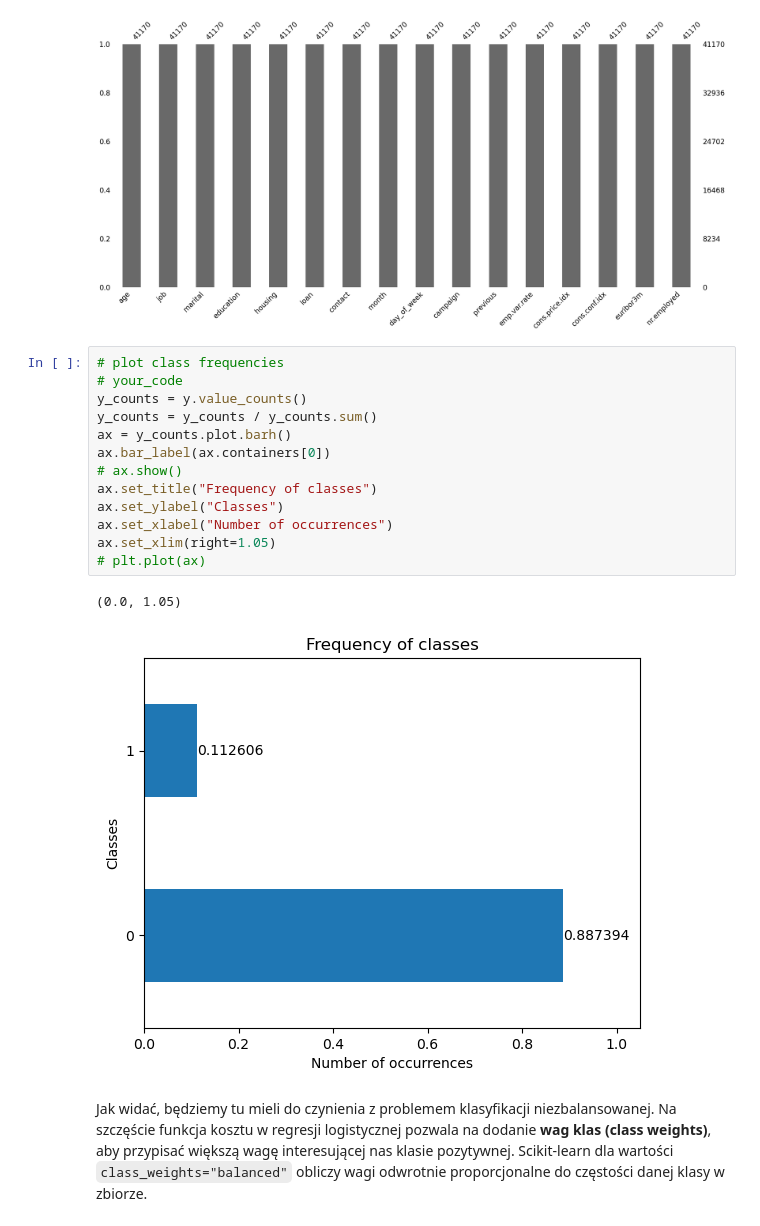
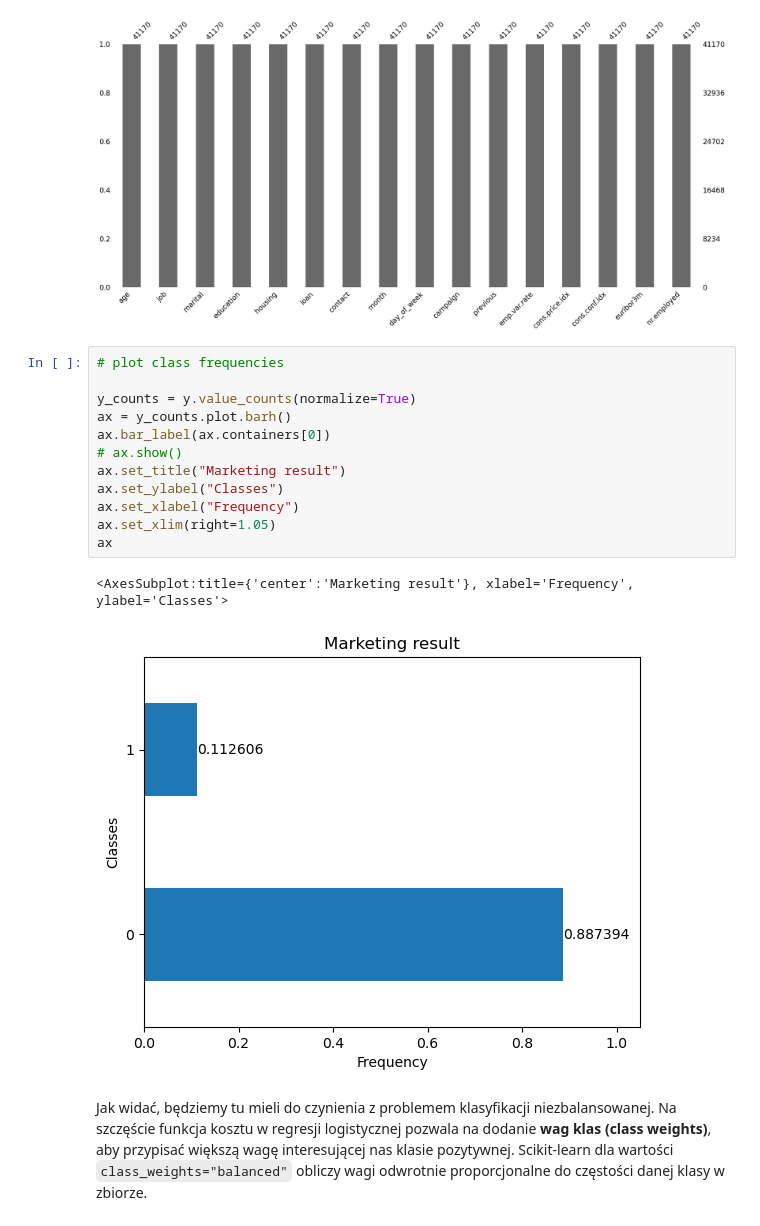
Before and after one commit to dadamczykk/Basics_of_AI, a Jupyter notebook: Lab1/lab_1.ipynb, the cells around one changed output. Drawn from its saved outputs; the diff is of its cells as text.

```diff
--- a/Lab1/lab_1.ipynb
+++ b/Lab1/lab_1.ipynb
@@ -1122,20 +1126,19 @@ msno.bar(df)
 [figure]
 # %%
 # plot class frequencies
-# your_code
-y_counts = y.value_counts()
-y_counts = y_counts / y_counts.sum()
+
+y_counts = y.value_counts(normalize=True)
 ax = y_counts.plot.barh()
 ax.bar_label(ax.containers[0])
 # ax.show()
-ax.set_title("Frequency of classes")
+ax.set_title("Marketing result")
 ax.set_ylabel("Classes")
-ax.set_xlabel("Number of occurrences")
+ax.set_xlabel("Frequency")
 ax.set_xlim(right=1.05)
-# plt.plot(ax)
+ax
 # %% [output]
-(0.0, 1.05)
+<AxesSubplot:title={'center':'Marketing result'}, xlabel='Frequency', ylabel='Classes'>
-[figure, old version]
+[figure, new version]
 # %% [markdown]
 Jak widać, będziemy tu mieli do czynienia z problemem klasyfikacji niezbalansowanej. Na szczęście funkcja kosztu w regresji logistycznej pozwala na dodanie **wag klas (class weights)**, aby przypisać większą wagę interesującej nas klasie pozytywnej. Scikit-learn dla wartości `class_weights="balanced"` obliczy wagi odwrotnie proporcjonalne do częstości danej klasy w zbiorze.
 # %% [markdown]
```
Also changed, not shown: parts of 29 cells of this notebook, 1 other file.
